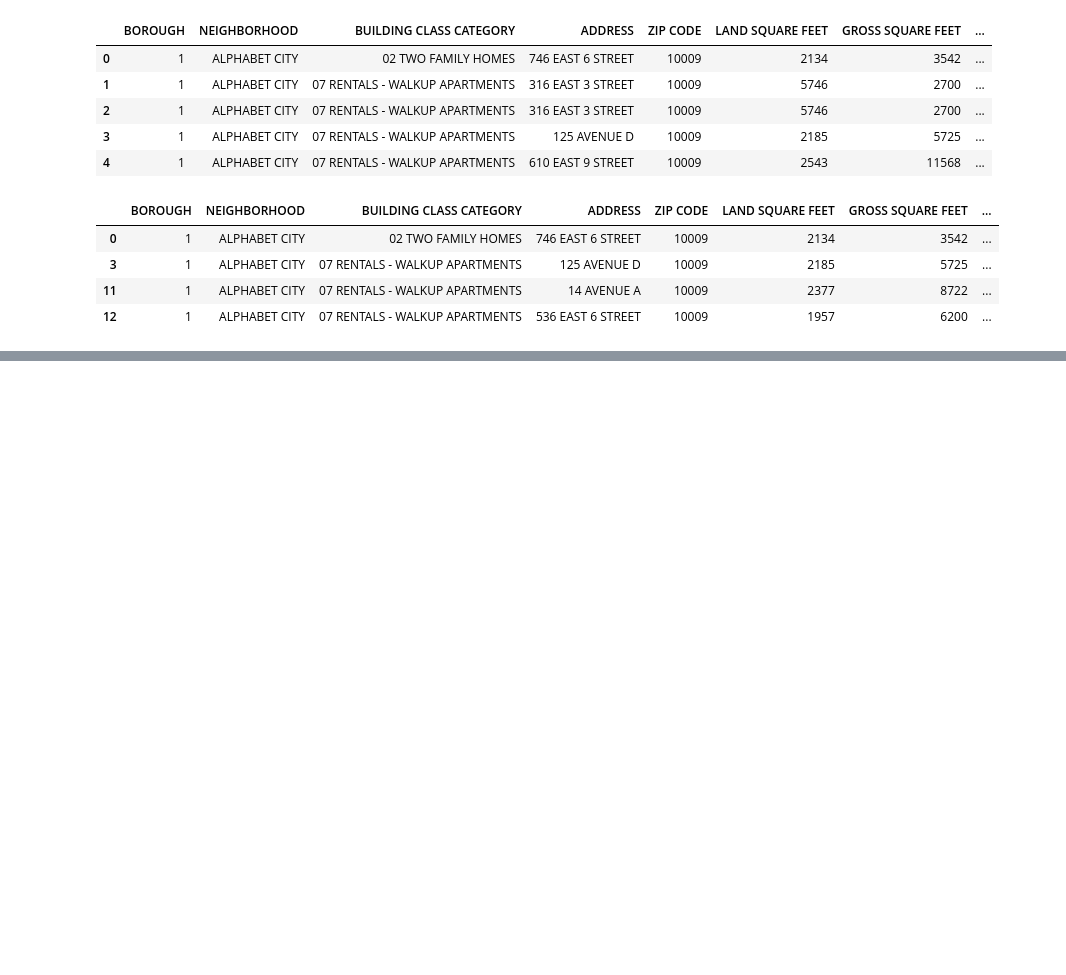
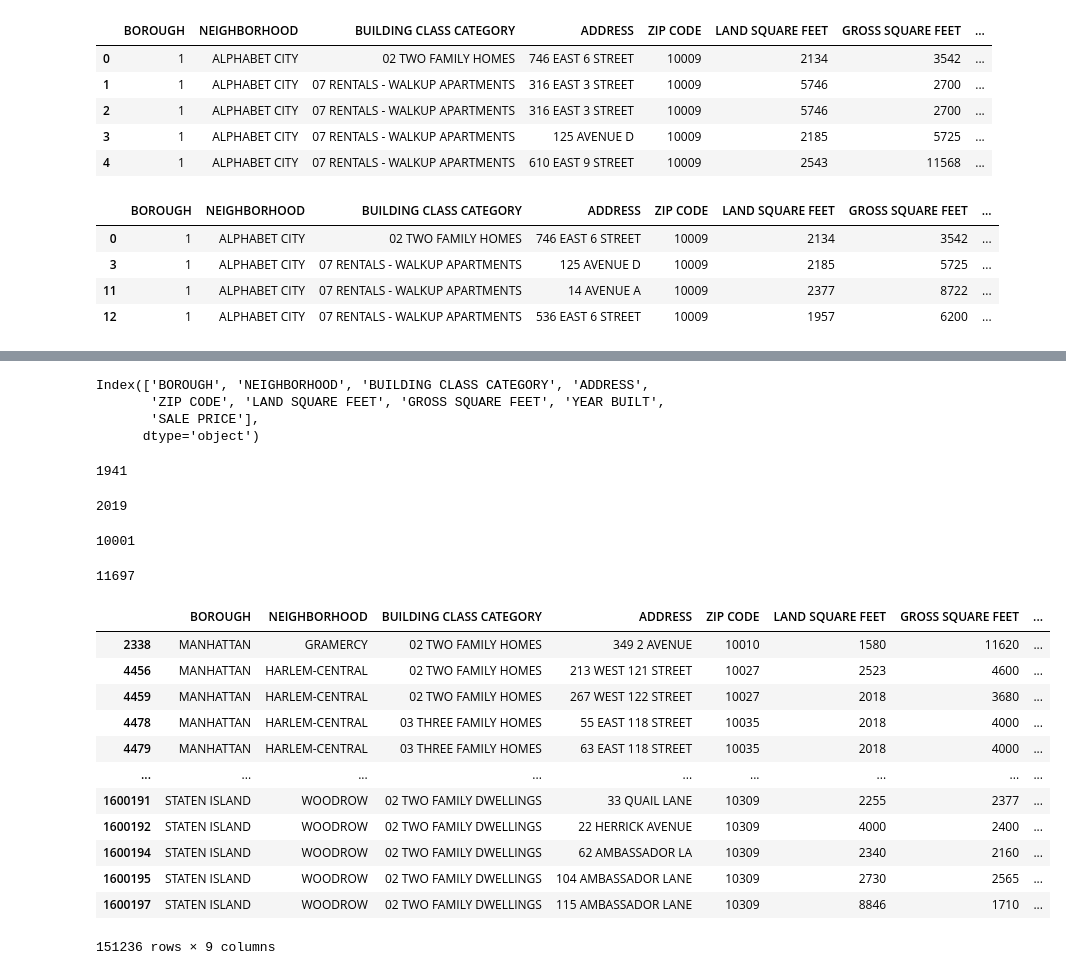
Before and after one commit to ruejo2013/REAL_ESTATE_INVESTMENT_COMPANY_PROJECT, a Jupyter notebook: customer_data.ipynb, the cells around one changed output, grey strips where cells are left out. Drawn from its saved outputs; the diff is of its cells as text; code cells hidden in the pictures; blank space fills up the shorter version.

```diff
--- a/customer_data.ipynb
+++ b/customer_data.ipynb
@@ -188,0 +270,51 @@ df_kaggle_new.head(4)
+# %%
+df_kaggle_new.columns
+# %% [output]
+Index(['BOROUGH', 'NEIGHBORHOOD', 'BUILDING CLASS CATEGORY', 'ADDRESS',
+       'ZIP CODE', 'LAND SQUARE FEET', 'GROSS SQUARE FEET', 'YEAR BUILT',
+       'SALE PRICE'],
+      dtype='object')
+# %%
+# dropping rows with land sqr feet  less than 750
+df_kaggle_new = df_kaggle_new[df_kaggle_new['LAND SQUARE FEET'] > 750]
+# %%
+# dropping rows with gross sqr feet  less than 750
+df_kaggle_new = df_kaggle_new[df_kaggle_new['GROSS SQUARE FEET'] > 750]
+# %%
+# dropping rows with year built less than 1940
+df_kaggle_new = df_kaggle_new[df_kaggle_new['YEAR BUILT'] > 1940]
+# %%
+# remove and row with zip code as zero
+df_kaggle_new = df_kaggle_new[df_kaggle_new['ZIP CODE'] > 0]
+# %%
+df_kaggle_new['YEAR BUILT'].min()
+# %% [output]
+1941
+# %%
+df_kaggle_new['YEAR BUILT'].max()
+# %% [output]
+2019
+# %%
+df_kaggle_new['ZIP CODE'].min()
+# %% [output]
+10001
+# %%
+df_kaggle_new['ZIP CODE'].max()
+# %% [output]
+11697
+# %%
+display(df_kaggle_new)
+# %% [output]
+|  | BOROUGH | NEIGHBORHOOD | BUILDING CLASS CATEGORY | ADDRESS | ZIP CODE | LAND SQUARE FEET | GROSS SQUARE FEET | ... |
+| 2338 | MANHATTAN | GRAMERCY | 02 TWO FAMILY HOMES | 349 2 AVENUE | 10010 | 1580 | 11620 | ... |
+| 4456 | MANHATTAN | HARLEM-CENTRAL | 02 TWO FAMILY HOMES | 213 WEST 121 STREET | 10027 | 2523 | 4600 | ... |
+| 4459 | MANHATTAN | HARLEM-CENTRAL | 02 TWO FAMILY HOMES | 267 WEST 122 STREET | 10027 | 2018 | 3680 | ... |
+| 4478 | MANHATTAN | HARLEM-CENTRAL | 03 THREE FAMILY HOMES | 55 EAST 118 STREET | 10035 | 2018 | 4000 | ... |
+| 4479 | MANHATTAN | HARLEM-CENTRAL | 03 THREE FAMILY HOMES | 63 EAST 118 STREET | 10035 | 2018 | 4000 | ... |
+| ... | ... | ... | ... | ... | ... | ... | ... | ... |
+| 1600191 | STATEN ISLAND | WOODROW | 02 TWO FAMILY DWELLINGS | 33 QUAIL LANE | 10309 | 2255 | 2377 | ... |
+| 1600192 | STATEN ISLAND | WOODROW | 02 TWO FAMILY DWELLINGS | 22 HERRICK AVENUE | 10309 | 4000 | 2400 | ... |
+| 1600194 | STATEN ISLAND | WOODROW | 02 TWO FAMILY DWELLINGS | 62 AMBASSADOR LA | 10309 | 2340 | 2160 | ... |
+| 1600195 | STATEN ISLAND | WOODROW | 02 TWO FAMILY DWELLINGS | 104 AMBASSADOR LANE | 10309 | 2730 | 2565 | ... |
+| 1600197 | STATEN ISLAND | WOODROW | 02 TWO FAMILY DWELLINGS | 115 AMBASSADOR LANE | 10309 | 8846 | 1710 | ... |
+151236 rows × 9 columns
```
Also changed, not shown: parts of 35 cells of this notebook, 3 other files.
